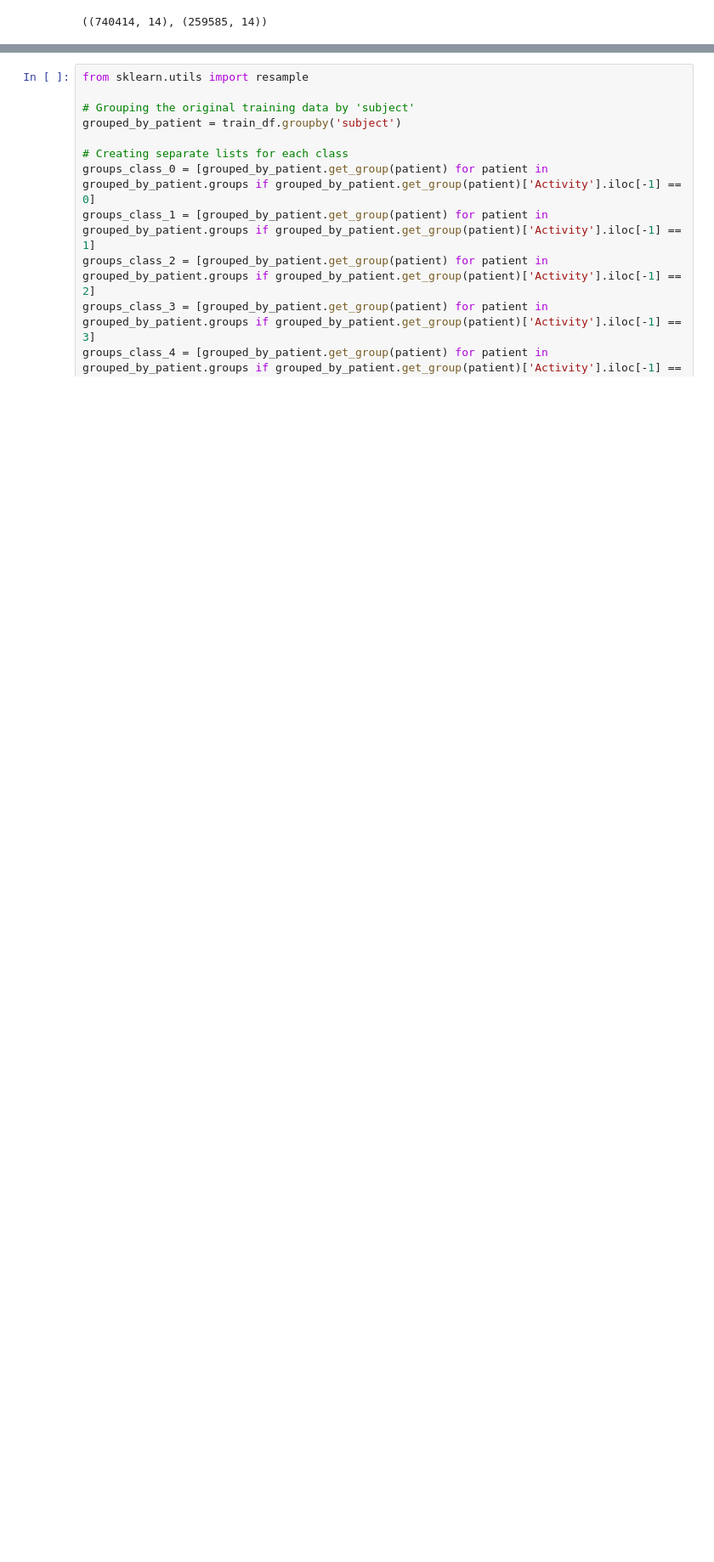
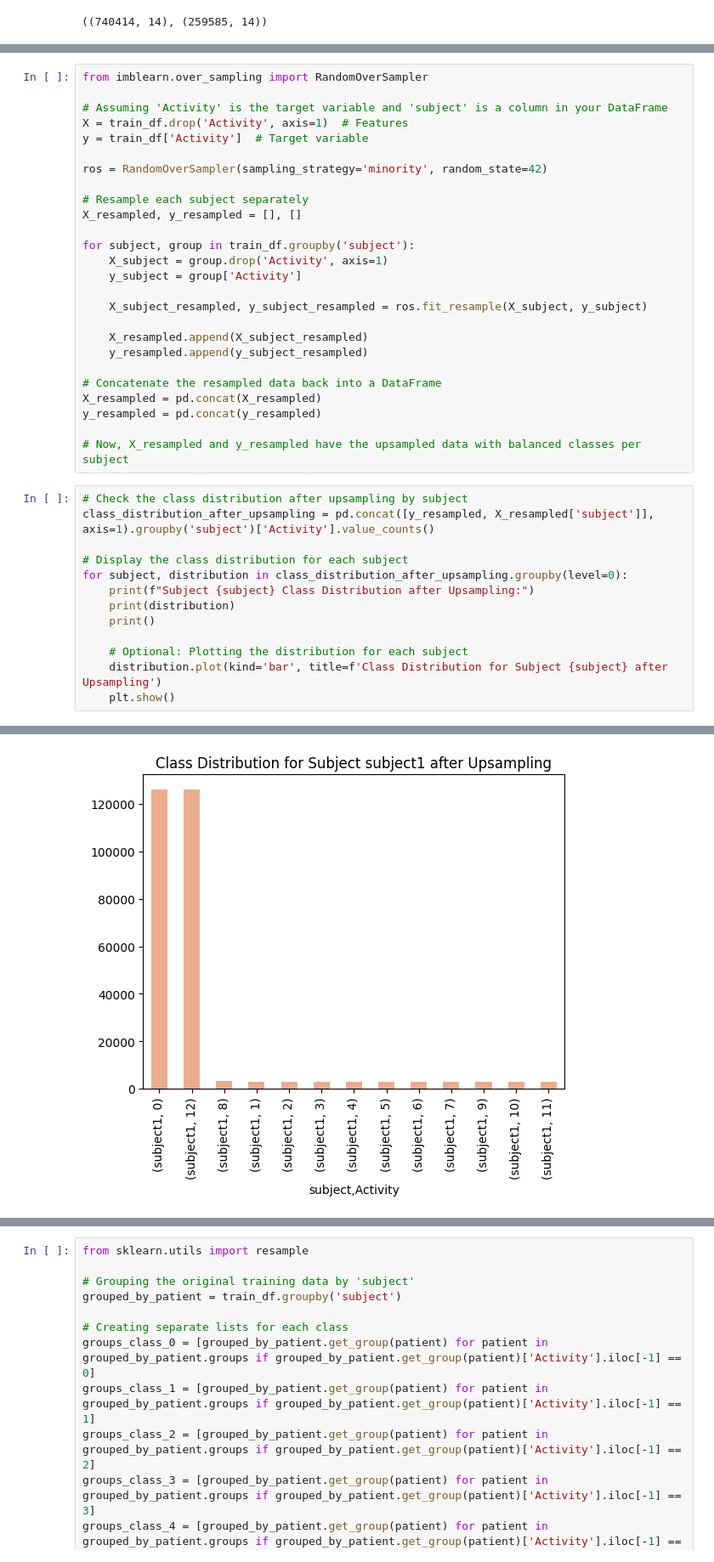
Before and after one commit to Kevin-Yau/CHL5230, a Jupyter notebook: Datathon_5.ipynb, the cells around one changed output, grey strips where cells are left out. Shown at 85% size. Saved outputs shown, nothing was run; the diff lists cells and outputs as text; blank space fills up the shorter version.

```diff
--- a/Datathon_5.ipynb
+++ b/Datathon_5.ipynb
@@ -162,0 +340,40 @@ train_df.head()
+# %%
+from imblearn.over_sampling import RandomOverSampler
+
+# Assuming 'Activity' is the target variable and 'subject' is a column in your DataFrame
+X = train_df.drop('Activity', axis=1)  # Features
+y = train_df['Activity']  # Target variable
+
+ros = RandomOverSampler(sampling_strategy='minority', random_state=42)
+
+# Resample each subject separately
+X_resampled, y_resampled = [], []
+
+for subject, group in train_df.groupby('subject'):
+    X_subject = group.drop('Activity', axis=1)
+    y_subject = group['Activity']
+
+    X_subject_resampled, y_subject_resampled = ros.fit_resample(X_subject, y_subject)
+
+    X_resampled.append(X_subject_resampled)
+    y_resampled.append(y_subject_resampled)
+
+# Concatenate the resampled data back into a DataFrame
+X_resampled = pd.concat(X_resampled)
+y_resampled = pd.concat(y_resampled)
+
+# Now, X_resampled and y_resampled have the upsampled data with balanced classes per subject
+# %%
+# Check the class distribution after upsampling by subject
+class_distribution_after_upsampling = pd.concat([y_resampled, X_resampled['subject']], axis=1).groupby('subject')['Activity'].value_counts()
+
+# Display the class distribution for each subject
+for subject, distribution in class_distribution_after_upsampling.groupby(level=0):
+    print(f"Subject {subject} Class Distribution after Upsampling:")
+    print(distribution)
+    print()
+
+    # Optional: Plotting the distribution for each subject
+    distribution.plot(kind='bar', title=f'Class Distribution for Subject {subject} after Upsampling')
+    plt.show()
+# %% [output]
@@ -162,0 +396 @@ train_df.head()
+[figure, added]
```
Also changed, not shown: parts of 18 cells of this notebook.
